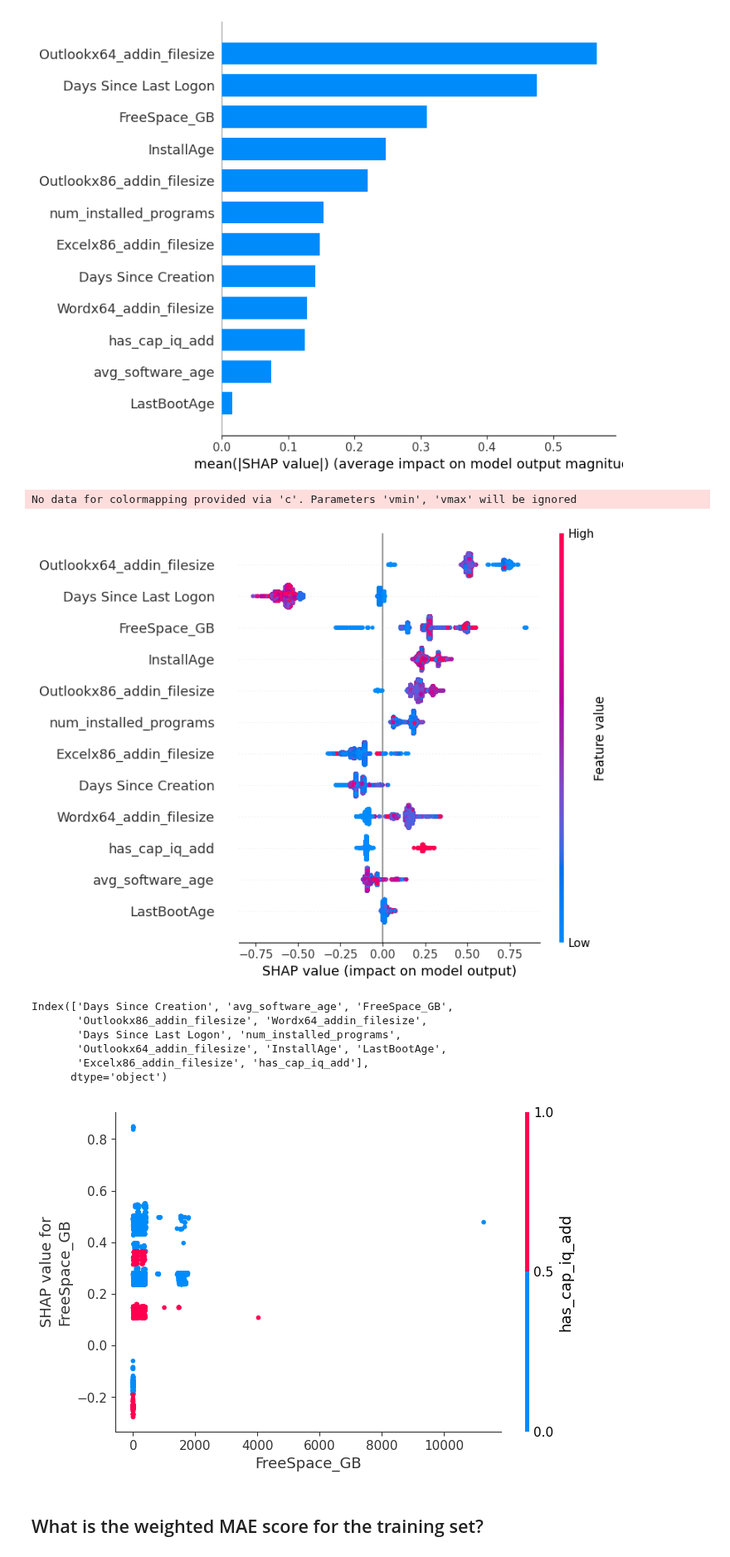
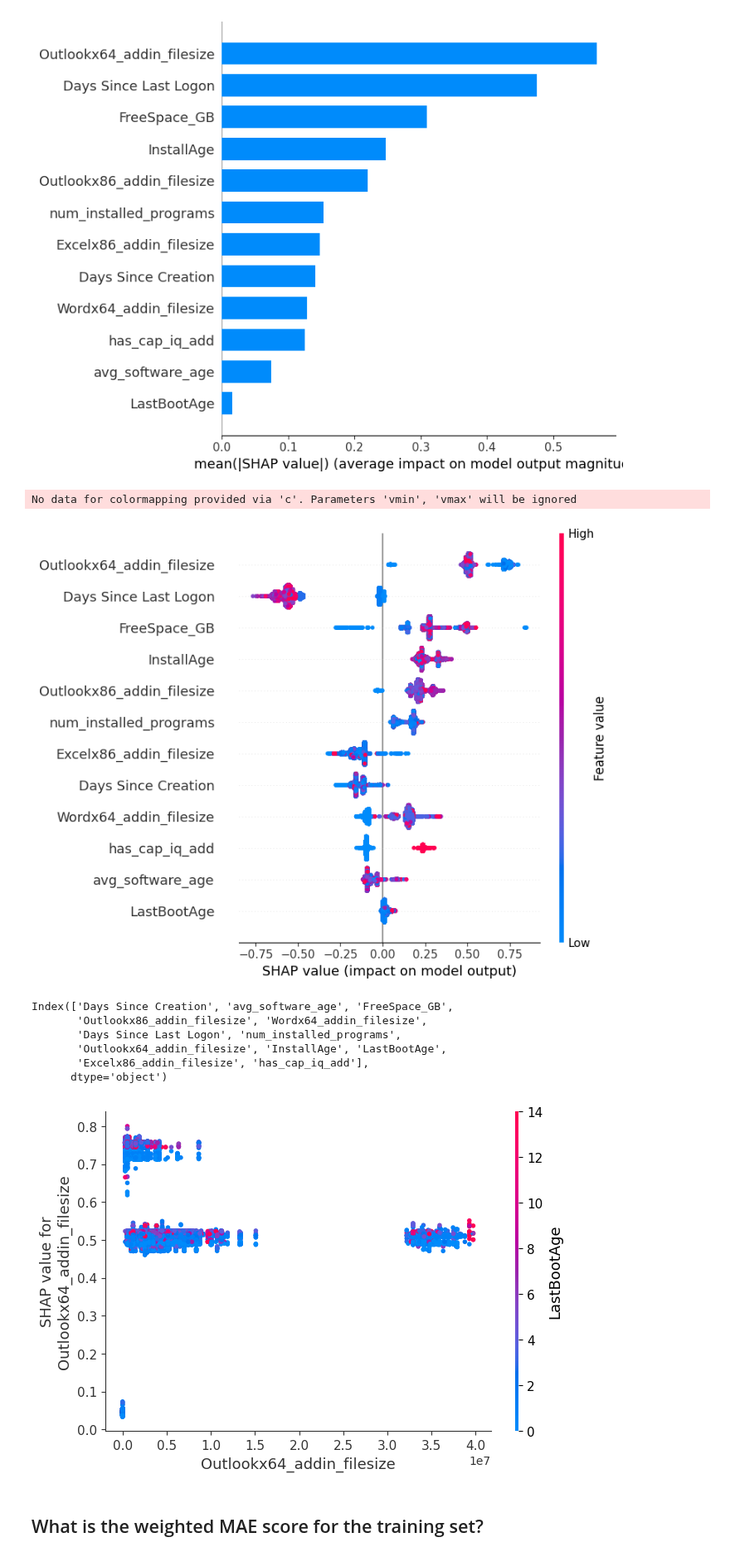
Before and after one commit to redgerly-umich/capstone_ff, a Jupyter notebook: SupervisedModel/Feature_Analysis.ipynb, the cells around one changed output. Shown at 83% size. Cells and saved outputs as stored; diff of their text form; code cells hidden in the pictures.

```diff
--- a/SupervisedModel/Feature_Analysis.ipynb
+++ b/SupervisedModel/Feature_Analysis.ipynb
@@ -229,7 +233,10 @@ RMSE: 1.471228190943094
+# %%
+# Read numpy file
+shap_values = np.load('assets/SHAP_values_run2.npy')
 # %%
 import shap
 explainer = shap.TreeExplainer(model)
-shap_values = explainer.shap_values(X_train) # started at 7:30 PM CST 7/13
+# shap_values = explainer.shap_values(X_train) # started at 7:30 PM CST 7/13
 shap.summary_plot(shap_values, X_train, plot_type="bar")
 # %% [output]
 Using `tqdm.autonotebook.tqdm` in notebook mode. Use `tqdm.tqdm` instead to force console mode (e.g. in jupyter console)
@@ -238,4 +245,4 @@ Using `tqdm.autonotebook.tqdm` in notebook mode. Use `tqdm.tqdm` instead to forc
 shap.summary_plot(shap_values, X_train, feature_names=X_train.columns)
 # %% [output]
 No data for colormapping provided via 'c'. Parameters 'vmin', 'vmax' will be ignored
-[figure, old version]
+[figure, new version]
@@ -251,9 +256,9 @@ Index(['Days Since Creation', 'avg_software_age', 'FreeSpace_GB',
        'Excelx86_addin_filesize', 'has_cap_iq_add'],
       dtype='object')
 # %%
-shap.dependence_plot("FreeSpace_GB", shap_values, X_train)
+shap.dependence_plot("Outlookx64_addin_filesize", shap_values, X_train)
 # %% [output]
-[figure, old version]
+[figure, new version]
 # %% [markdown]
 ## What is the weighted MAE score for the training set?
 # %%
```
Also changed, not shown: parts of 3 cells of this notebook.
